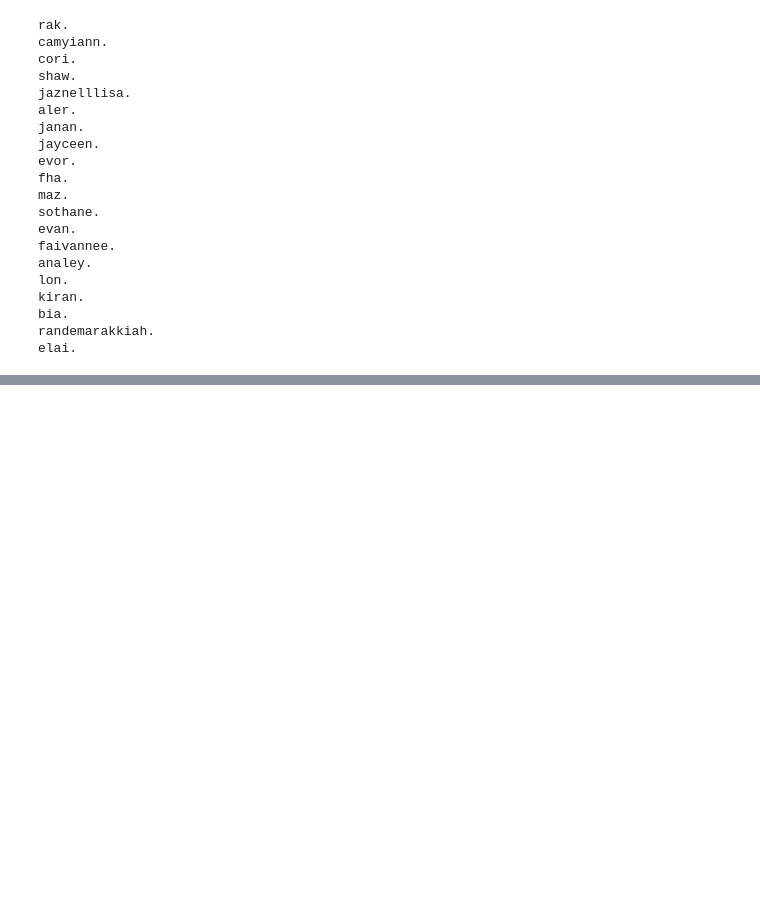
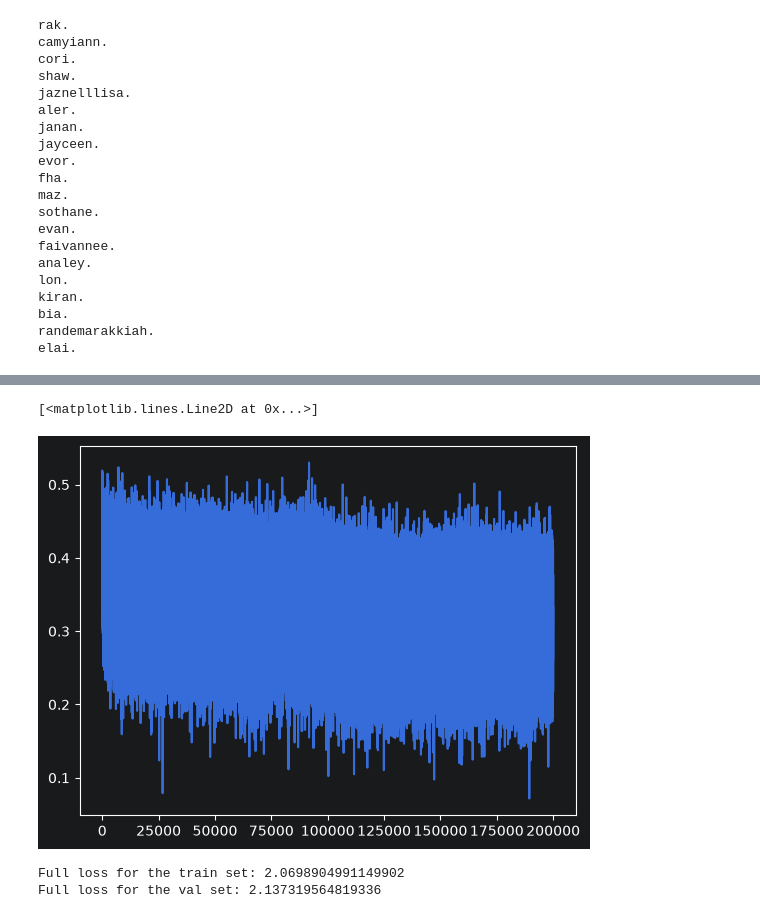
Before and after one commit to IQ404/my-MLP, a Jupyter notebook: mlp_2.ipynb, the cells around one changed output, grey strips where cells are left out. Saved outputs shown, nothing was run; the diff lists cells and outputs as text; code cells hidden in the pictures; blank space fills up the shorter version.

```diff
--- a/mlp_2.ipynb
+++ b/mlp_2.ipynb
@@ -237,0 +268,36 @@ elai.
+# %%
+steps = 200000
+decay_at_step = int(0.5 * steps)
+learning_rate_start = 0.1
+learning_rate_decay = 0.1 * learning_rate_start
+minibatch_size = 32
+
+log10_minibatch_losses = []
+
+for i in range(steps):
+    minibatch_indices = torch.randint(0, X_train.shape[0], (minibatch_size,))
+    X_minibatch = X_train[minibatch_indices]
+    Y_minibatch = Y_train[minibatch_indices]
+
+    # forward pass
+    input_embeddings = M[X_minibatch]
+    input_embeddings_concatenated = input_embeddings.view(input_embeddings.shape[0], -1)
+    hidden_layer_preactivation = input_embeddings_concatenated @ W_hidden + b_hidden
+    hidden_layer_output = torch.tanh(hidden_layer_preactivation)
+    logits = hidden_layer_output @ W_output + b_output
+    minibatch_loss = F.cross_entropy(logits, Y_minibatch)
+
+    # backward pass
+    for p in parameters:
+        p.grad = None
+    minibatch_loss.backward()
+
+    # parameter update
+    learning_rate = learning_rate_start if i < decay_at_step else learning_rate_decay
+    for p in parameters:
+        p.data += -learning_rate * p.grad
+
+    # track stats
+    if i % 10000 == 0:
+        print(f"Loss for the minibatch at step {i} / {steps}: {minibatch_loss.item():.4f}")
+    log10_minibatch_losses.append(minibatch_loss.log10().item())
@@ -237,0 +325,11 @@ elai.
+# %%
+plt.plot(log10_minibatch_losses)
+# %% [output]
+[<matplotlib.lines.Line2D at 0x...>]
+[figure, added]
+# %%
+print_full_loss('train')
+print_full_loss('val')
+# %% [output]
+Full loss for the train set: 2.0698904991149902
+Full loss for the val set: 2.137319564819336
```
Also changed, not shown: parts of 7 cells of this notebook.
